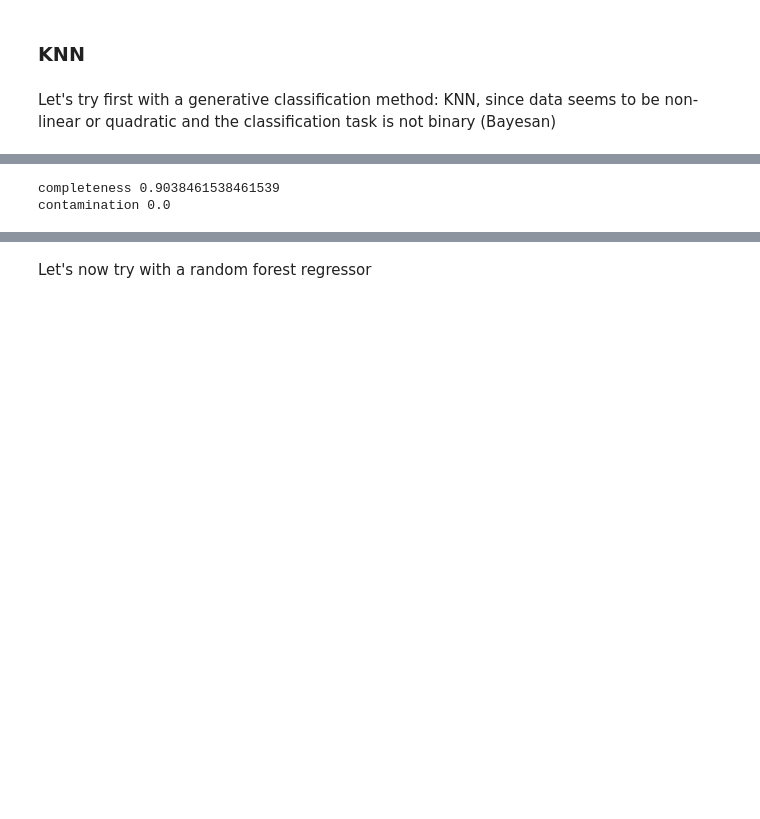
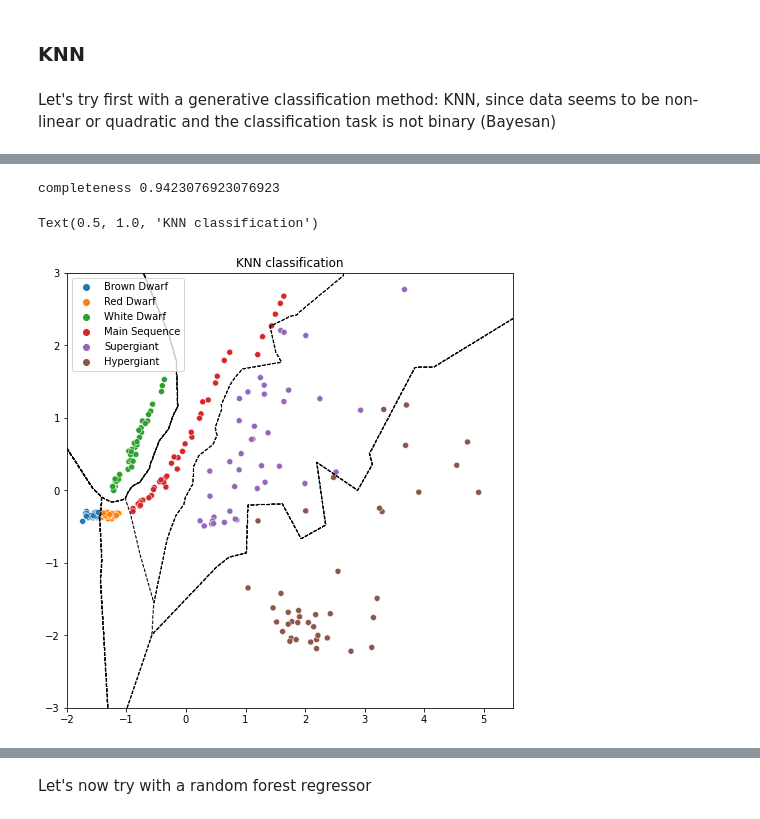
Before and after one commit to ludovicobizzarri/astrostatistics_bicocca_2024, a Jupyter notebook: working/Lesson 15/HR diagram.ipynb, the cells around one changed output, grey strips where cells are left out. Saved outputs shown, nothing was run; the diff lists cells and outputs as text; code cells hidden in the pictures; blank space fills up the shorter version.

```diff
--- a/working/Lesson 15/HR diagram.ipynb
+++ b/working/Lesson 15/HR diagram.ipynb
@@ -329,7 +329,30 @@ array([[ 8,  0,  0,  0,  0,  0],
 completeness_knc, contamination_knc = completeness_contamination(y_pred_knc, y_test)
 
 print("completeness", completeness_knc)
-print("contamination", contamination_knc)
+#print("contamination", contamination_knc)
 # %% [output]
-completeness 0.9038461538461539
-contamination 0.0
+completeness 0.9423076923076923
+# %%
+# plot the result of the classification
+fig = plt.figure(figsize=(8,8))
+
+# compute the decision boundaries:
+xlim = (-2,5.5)
+ylim = (-3,3)
+
+xx,yy = np.meshgrid(np.linspace(xlim[0],xlim[1],1001),
+                    np.linspace(ylim[0],ylim[1],1001))
+
+xystack = np.vstack([xx.ravel(),yy.ravel()])
+Xgrid = xystack.T
+
+Z = knc_clf.predict(Xgrid)
+Z = Z.reshape(xx.shape)
+
+plt.contour(xx,yy,Z,colors='k',linestyles='dashed',linewidths=1,origin='lower')
+
+sns.scatterplot(x=X_transf_scaled[:,0], y=X_transf_scaled[:,1], hue=labels)
+plt.title('KNN classification')
+# %% [output]
+Text(0.5, 1.0, 'KNN classification')
+[figure, added]
```
Also changed, not shown: parts of 19 cells of this notebook.
